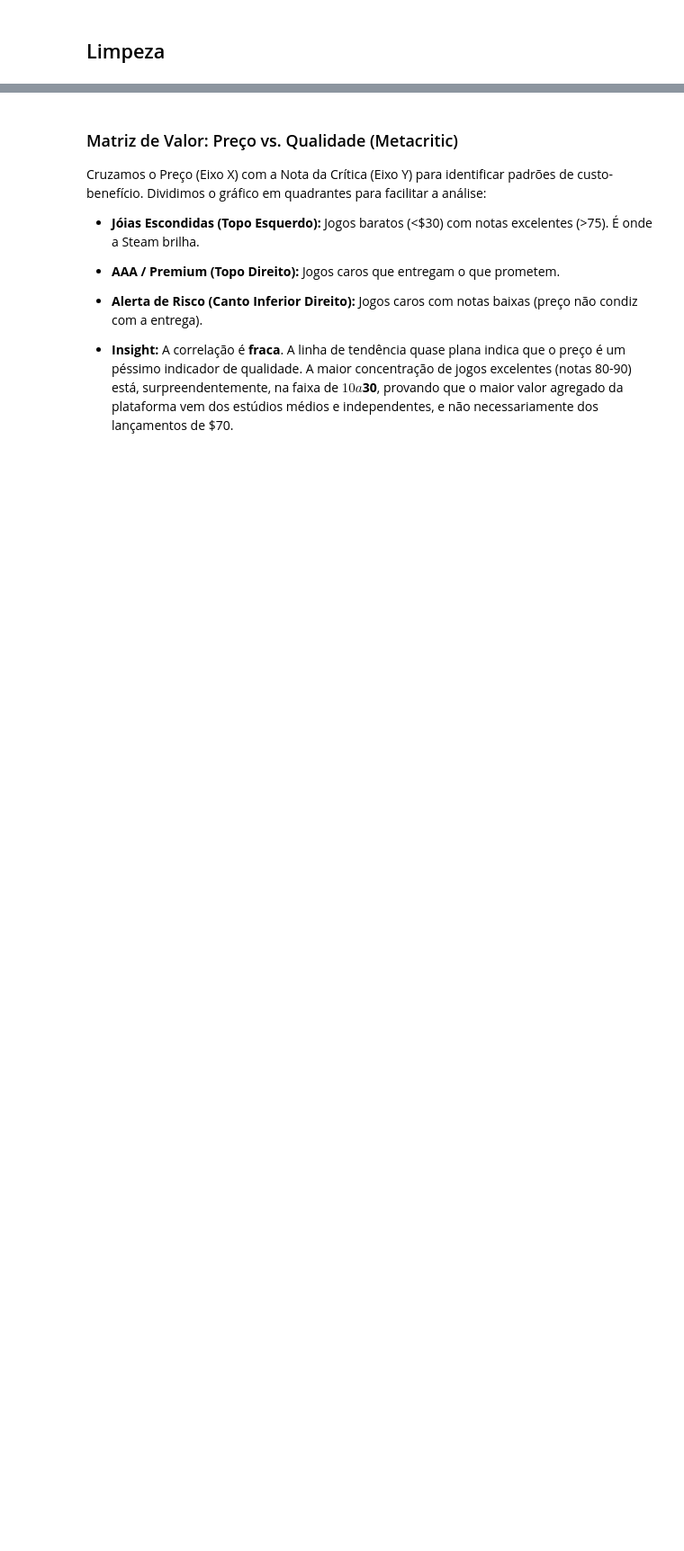
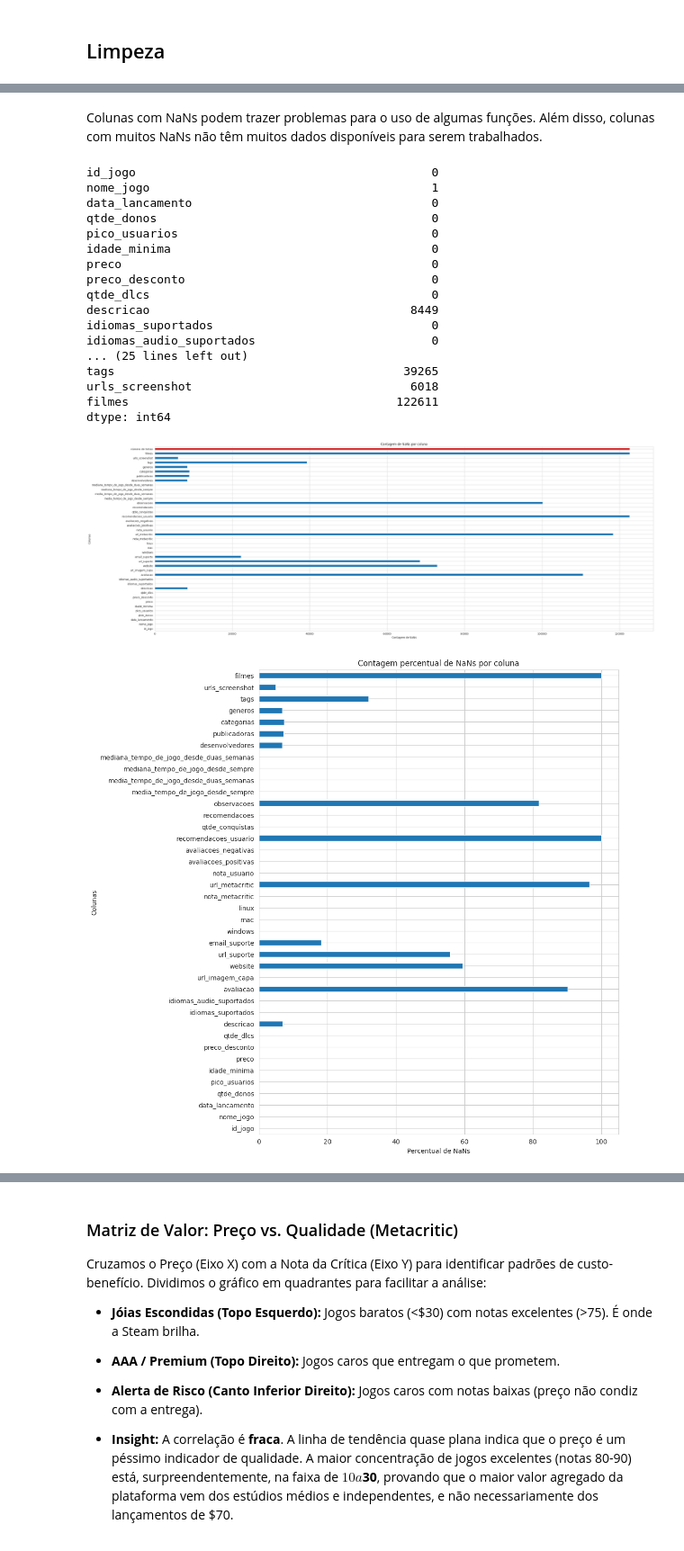
Before and after one commit to Raphides/Steam-BI, a Jupyter notebook: data_layer/raw/analytics.ipynb, the cells around one changed output, grey strips where cells are left out. Shown at 90% size. Cells and saved outputs as stored; diff of their text form; code cells hidden in the pictures; blank space fills up the shorter version.

```diff
--- a/data_layer/raw/analytics.ipynb
+++ b/data_layer/raw/analytics.ipynb
@@ -89,0 +150,60 @@ Dataset carregado. Linhas: 122611, Colunas: 40
+# %% [markdown]
+Colunas com NaNs podem trazer problemas para o uso de algumas funções. Além disso, colunas com muitos NaNs não têm muitos dados disponíveis para serem trabalhados.
+# %%
+import matplotlib.pyplot as plt
+import seaborn as sns
+import pandas as pd
+import time
+
+nan_count_df = df.isna().sum()
+
+print(nan_count_df)
+
+time.sleep(1)
+
+nan_count_df["número de linhas"] = len(df)
+colors = ["tab:red" if coluna == "número de linhas" else "tab:blue" for coluna in nan_count_df.index]
+plt.figure(figsize=(35, 13))
+nan_count_df.plot(kind="barh", color=colors)
+plt.title("Contagem de NaNs por coluna")
+plt.xlabel("Contagem de NaNs")
+plt.ylabel("Colunas")
+plt.show()
+
+nan_percentage_df = (df.isna().sum() / len(df)) * 100
+plt.figure(figsize=(10, 13))
+nan_percentage_df.plot(kind="barh")
+plt.title("Contagem percentual de NaNs por coluna")
+plt.xlabel("Percentual de NaNs")
+plt.ylabel("Colunas")
+plt.show()
+
+
+nan_percentage_df = df.isna().sum().apply(lambda x: 1 if x >= 1 else 0)
+plt.figure(figsize=(5, 13))
+nan_percentage_df.plot(kind="barh")
+plt.xticks([0, 1], ['Sem NaNs', 'Com NaNs'])
+plt.title("Presença de NaNs por coluna")
+plt.xlabel("Possui NaN?")
+plt.ylabel("Colunas")
+plt.show()
+# %% [output]
+id_jogo                                          0
+nome_jogo                                        1
+data_lancamento                                  0
+qtde_donos                                       0
+pico_usuarios                                    0
+idade_minima                                     0
+preco                                            0
+preco_desconto                                   0
+qtde_dlcs                                        0
+descricao                                     8449
+idiomas_suportados                               0
+idiomas_audio_suportados                         0
+... (25 lines left out)
+tags                                         39265
+urls_screenshot                               6018
+filmes                                      122611
+dtype: int64
+[figure, added]
+[figure, added]
```
Also changed, not shown: parts of 33 cells of this notebook.
